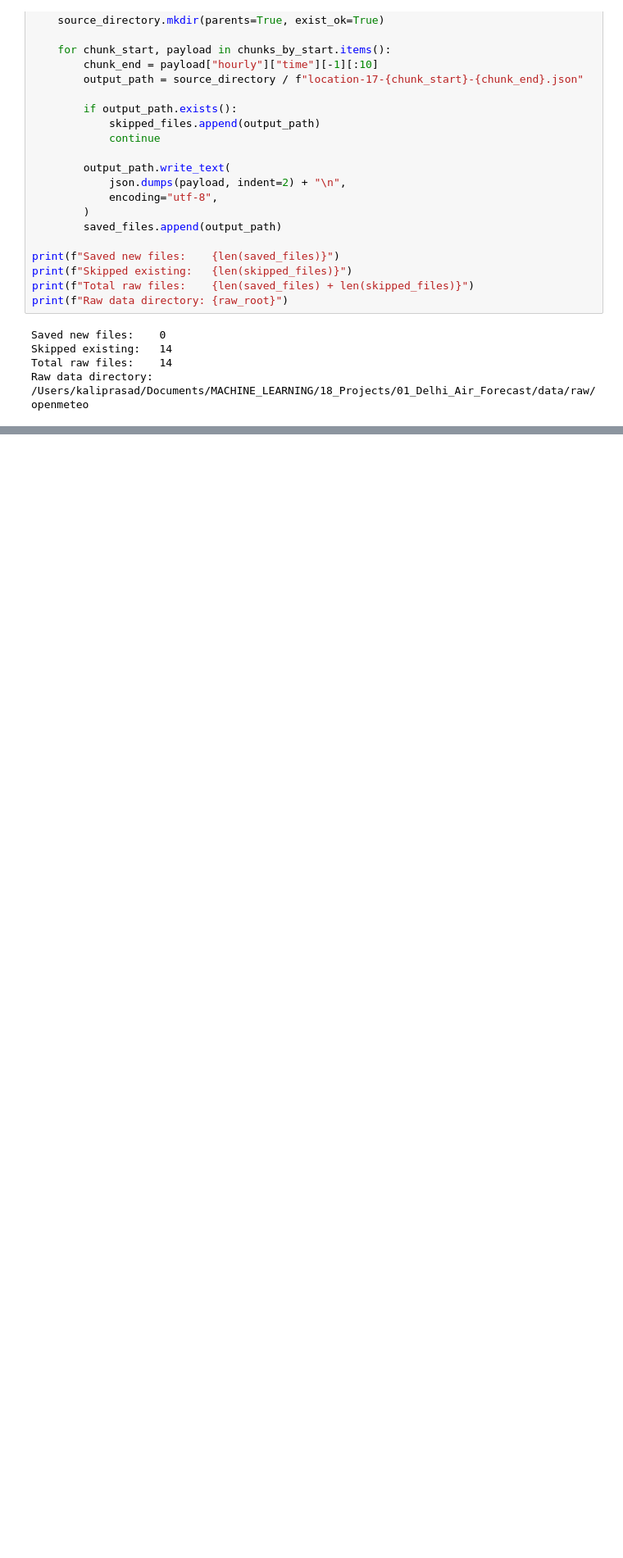
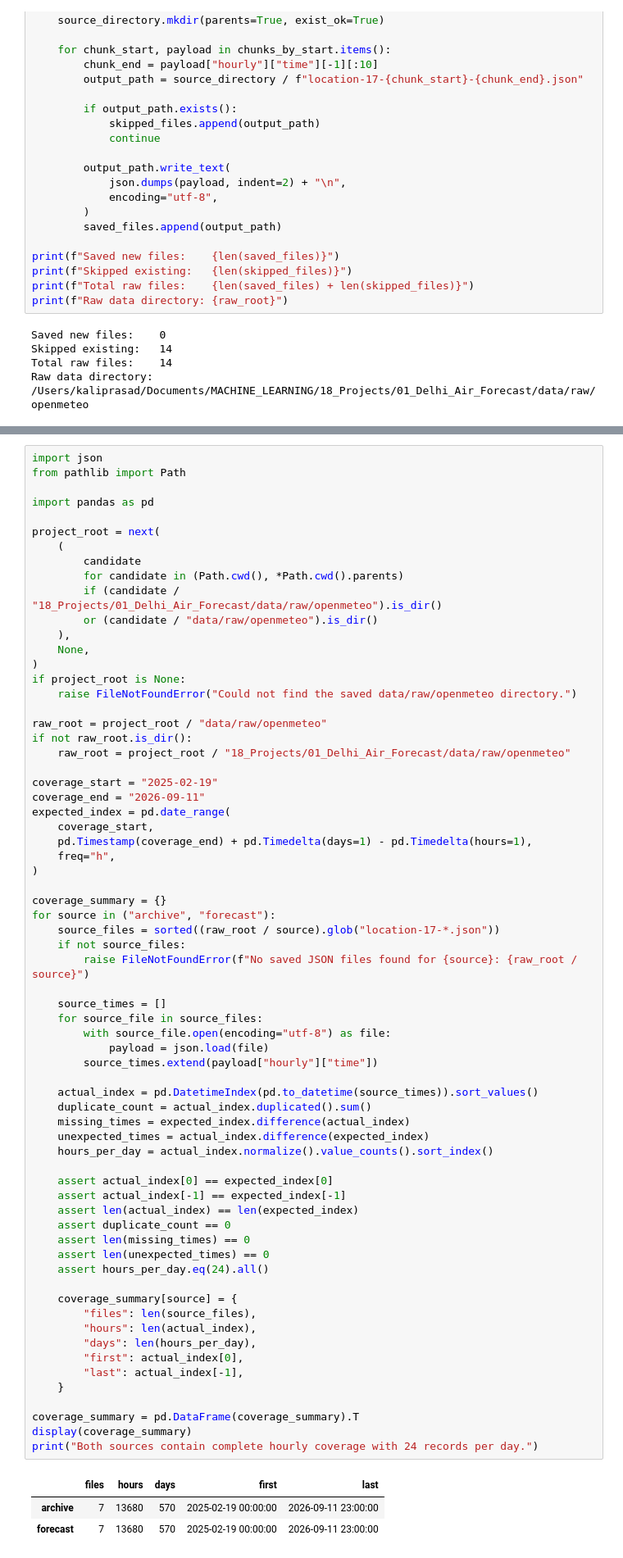
Before and after one commit to coderkali/machine_learning, a Jupyter notebook: 18_Projects/01_Delhi_Air_Forecast/notebooks/12_weather_history.ipynb, the cells around one changed output, grey strips where cells are left out. Shown at 82% size. Cells and saved outputs as stored; diff of their text form; blank space fills up the shorter version.

```diff
--- a/18_Projects/01_Delhi_Air_Forecast/notebooks/12_weather_history.ipynb
+++ b/18_Projects/01_Delhi_Air_Forecast/notebooks/12_weather_history.ipynb
@@ -693,0 +739,71 @@ Raw data directory: /Users/kaliprasad/Documents/MACHINE_LEARNING/18_Projects/01_
+# %%
+import json
+from pathlib import Path
+
+import pandas as pd
+
+project_root = next(
+    (
+        candidate
+        for candidate in (Path.cwd(), *Path.cwd().parents)
+        if (candidate / "18_Projects/01_Delhi_Air_Forecast/data/raw/openmeteo").is_dir()
+        or (candidate / "data/raw/openmeteo").is_dir()
+    ),
+    None,
+)
+if project_root is None:
+    raise FileNotFoundError("Could not find the saved data/raw/openmeteo directory.")
+
+raw_root = project_root / "data/raw/openmeteo"
+if not raw_root.is_dir():
+    raw_root = project_root / "18_Projects/01_Delhi_Air_Forecast/data/raw/openmeteo"
+
+coverage_start = "2025-02-19"
+coverage_end = "2026-09-11"
+expected_index = pd.date_range(
+    coverage_start,
+    pd.Timestamp(coverage_end) + pd.Timedelta(days=1) - pd.Timedelta(hours=1),
+    freq="h",
+)
+
+coverage_summary = {}
+for source in ("archive", "forecast"):
+    source_files = sorted((raw_root / source).glob("location-17-*.json"))
+    if not source_files:
+        raise FileNotFoundError(f"No saved JSON files found for {source}: {raw_root / source}")
+
+    source_times = []
+    for source_file in source_files:
+        with source_file.open(encoding="utf-8") as file:
+            payload = json.load(file)
+        source_times.extend(payload["hourly"]["time"])
+
+    actual_index = pd.DatetimeIndex(pd.to_datetime(source_times)).sort_values()
+    duplicate_count = actual_index.duplicated().sum()
+    missing_times = expected_index.difference(actual_index)
+    unexpected_times = actual_index.difference(expected_index)
+    hours_per_day = actual_index.normalize().value_counts().sort_index()
+
+    assert actual_index[0] == expected_index[0]
+    assert actual_index[-1] == expected_index[-1]
+    assert len(actual_index) == len(expected_index)
+    assert duplicate_count == 0
+    assert len(missing_times) == 0
+    assert len(unexpected_times) == 0
+    assert hours_per_day.eq(24).all()
+
+    coverage_summary[source] = {
+        "files": len(source_files),
+        "hours": len(actual_index),
+        "days": len(hours_per_day),
+        "first": actual_index[0],
+        "last": actual_index[-1],
+    }
+
+coverage_summary = pd.DataFrame(coverage_summary).T
+display(coverage_summary)
+print("Both sources contain complete hourly coverage with 24 records per day.")
+# %% [output]
+|  | files | hours | days | first | last |
+| archive | 7 | 13680 | 570 | 2025-02-19 00:00:00 | 2026-09-11 23:00:00 |
+| forecast | 7 | 13680 | 570 | 2025-02-19 00:00:00 | 2026-09-11 23:00:00 |
```
Also changed, not shown: parts of 9 cells of this notebook, 7 other files.
